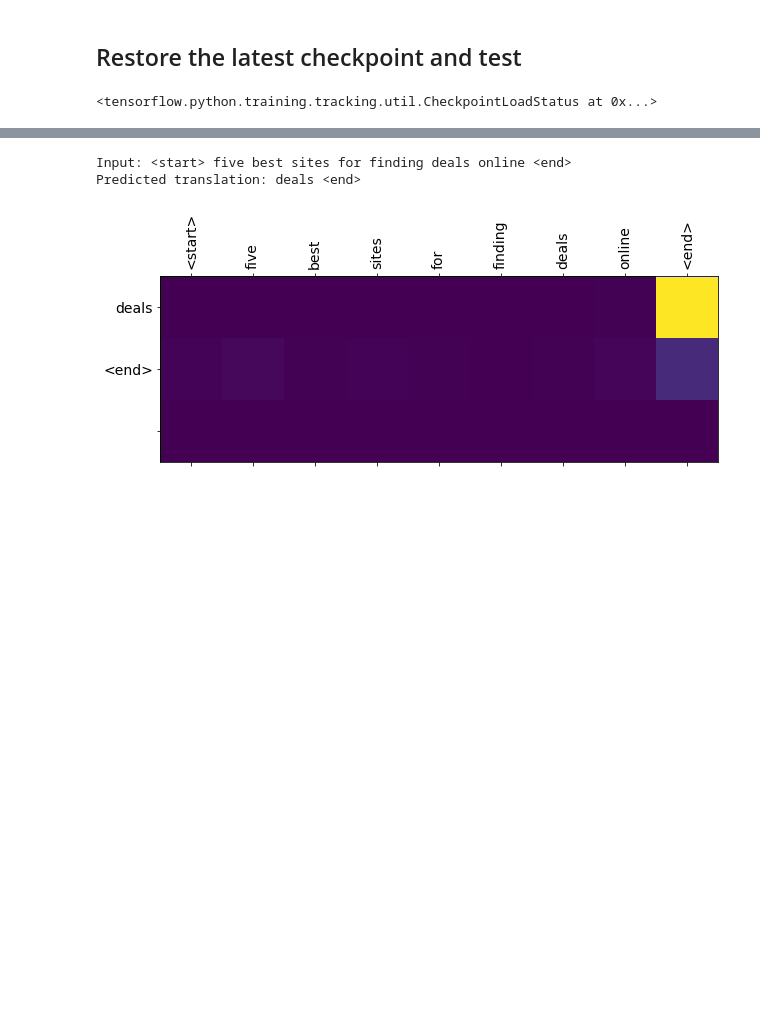
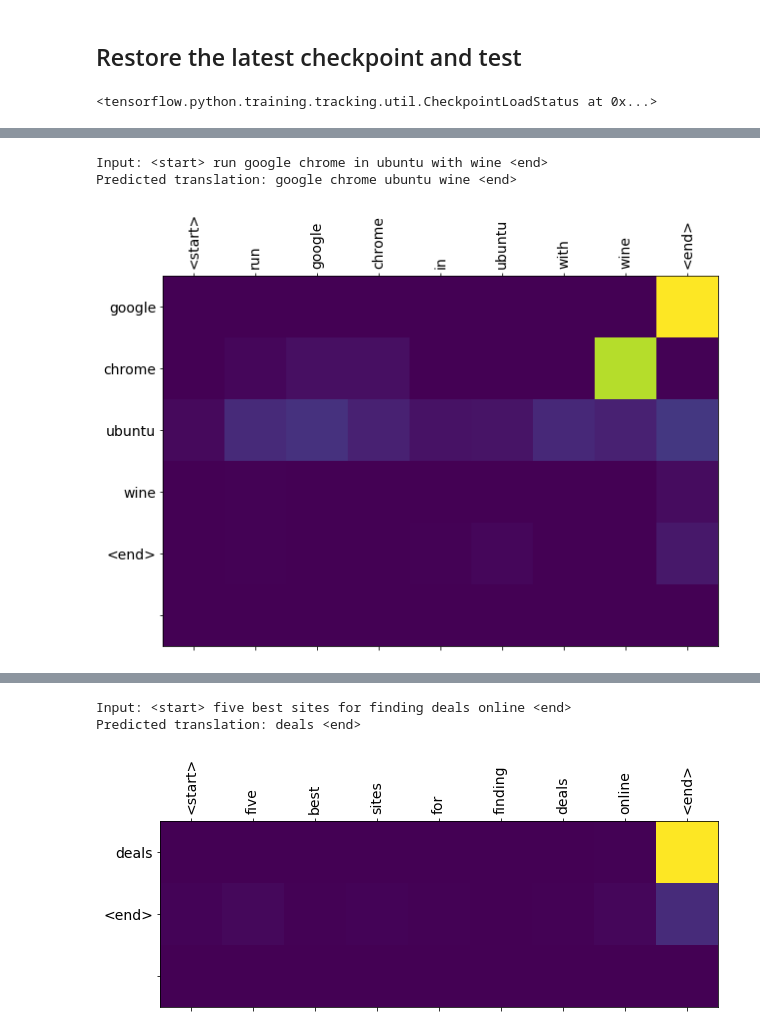
Before and after one commit to ashwathnanda/testin, a Jupyter notebook: Copy_of_nmt_with_attention.ipynb, the cells around one changed output, grey strips where cells are left out. Cells and saved outputs as stored; diff of their text form; code cells hidden in the pictures; blank space fills up the shorter version.

```diff
--- a/Copy_of_nmt_with_attention.ipynb
+++ b/Copy_of_nmt_with_attention.ipynb
@@ -520,0 +515,6 @@ Predicted translation: bittorrent <end>
+# %%
+translate(u'run google chrome in ubuntu with wine')
+# %% [output]
+Input: <start> run google chrome in ubuntu with wine <end>
+Predicted translation: google chrome ubuntu wine <end>
+[figure, added]
```
Also changed, not shown: parts of 4 cells of this notebook.
